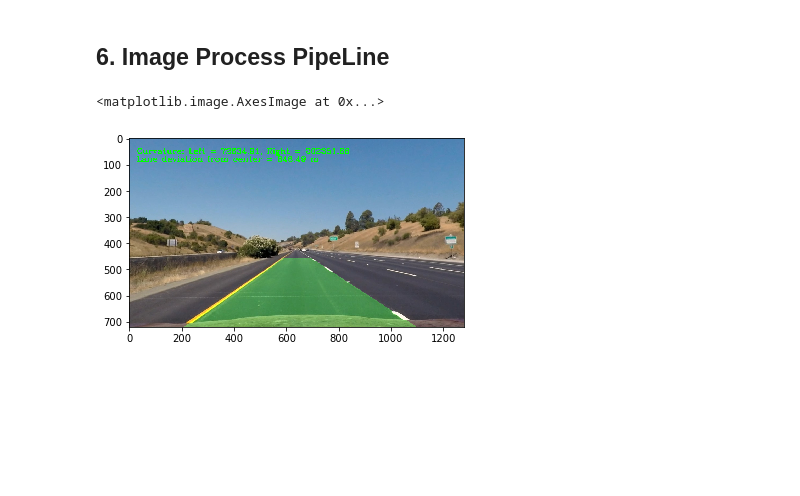
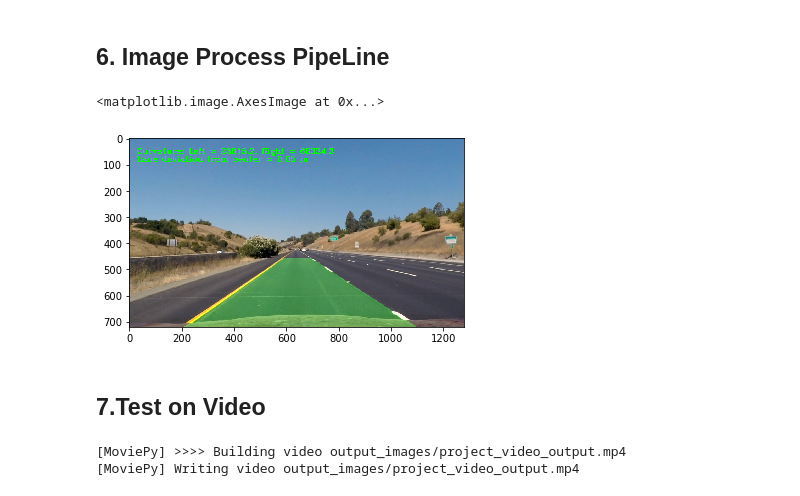
Before and after one commit to alongqiyue/CarND-Advanced-Lane-Lines, a Jupyter notebook: Advanced_Lane_Detection.ipynb, the cells around one changed output. Saved outputs shown, nothing was run; the diff lists cells and outputs as text; code cells hidden in the pictures; blank space fills up the shorter version.

```diff
--- a/Advanced_Lane_Detection.ipynb
+++ b/Advanced_Lane_Detection.ipynb
@@ -176,22 +178,20 @@ ax4.axis("off")
 # %% [markdown]
 ## 5.Finding Lines
 # %%
-def get_curvature(left_fit, right_fit,left_fitx,left_fity,ploty,image_size):
+def get_curvature(leftx, lefty, rightx, righty,ploty,image_size):
     y_eval = np.max(ploty)
 
     # Convert from pixels to metres.
-
-    # Define conversions in x and y from pixels space to meters
     ym_per_pix = 30/720 # meters per pixel in y dimension
     xm_per_pix = 3.7/700 # meters per pixel in x dimension
 
     # Fit new polynomials to x,y in world space
-    #left_fit_cr = np.polyfit(lefty*ym_per_pix, leftx*xm_per_pix, 2)
-    #right_fit_cr = np.polyfit(righty*ym_per_pix, rightx*xm_per_pix, 2)
+    left_fit_cr = np.polyfit(lefty*ym_per_pix, leftx*xm_per_pix, 2)
+    right_fit_cr = np.polyfit(righty*ym_per_pix, rightx*xm_per_pix, 2)
 
     # Calculate the new radii of curvature
-    left_curverad = ((1 + (2*left_fit[0]*y_eval*ym_per_pix + left_fit[1])**2)**1.5) / np.absolute(2*left_fit[0])
-    right_curverad = ((1 + (2*right_fit[0]*y_eval*ym_per_pix + right_fit[1])**2)**1.5) / np.absolute(2*right_fit[0])
+    left_curverad = ((1 + (2*left_fit_cr[0]*y_eval*ym_per_pix + left_fit_cr[1])**2)**1.5) / np.absolute(2*left_fit_cr[0])
+    right_curverad = ((1 + (2*right_fit_cr[0]*y_eval*ym_per_pix + right_fit_cr[1])**2)**1.5) / np.absolute(2*right_fit_cr[0])
 
     # Now our radius of curvature is in meters
     # Example values: 632.1 m    626.2 m
@@ -202,8 +202,8 @@ def get_curvature(left_fit, right_fit,left_fitx,left_fity,ploty,image_size):
     scene_height = image_size[0] * ym_per_pix
     scene_width = image_size[1] * xm_per_pix
 
-    left_intercept = left_fit[0] * scene_height ** 2 + left_fit[1] * scene_height + left_fit[2]
-    right_intercept = right_fit[0] * scene_height ** 2 + right_fit[1] * scene_height + right_fit[2]
+    left_intercept = left_fit_cr[0] * scene_height ** 2 + left_fit_cr[1] * scene_height + left_fit_cr[2]
+    right_intercept = right_fit_cr[0] * scene_height ** 2 + right_fit_cr[1] * scene_height + right_fit_cr[2]
     calculated_center = (left_intercept + right_intercept) / 2.0
 
     lane_deviation = (calculated_center - scene_width / 2.0)
@@ -280,7 +280,7 @@ def find_lines(binary_warped,nwindows = 9):
     left_fitx = left_fit[0]*ploty**2 + left_fit[1]*ploty + left_fit[2]
     right_fitx = right_fit[0]*ploty**2 + right_fit[1]*ploty + right_fit[2]
 
-    left_curverad, right_curverad, lane_deviation = get_curvature(left_fit,right_fit,left_fitx,right_fitx,ploty,binary_warped.shape)
+    left_curverad, right_curverad, lane_deviation = get_curvature(leftx, lefty, rightx, righty,ploty,binary_warped.shape)
 
     #out_img[nonzeroy[left_lane_inds], nonzerox[left_lane_inds]] = [255, 0, 0]
     #out_img[nonzeroy[right_lane_inds], nonzerox[right_lane_inds]] = [0, 0, 255]
@@ -330,33 +330,45 @@ def draw_lanes_on_image(binary_warped, undistorted_img, Minv, left_fitx, right_f
     # Warp the blank back to original image space using inverse perspective matrix (Minv)
     newwarp = cv2.warpPerspective(color_warp, Minv, (undistorted_img.shape[1], undistorted_img.shape[0]))
 
     # Combine the result with the original image
     result = cv2.addWeighted(undistorted_img, 1, newwarp, 0.3, 0)
 
     curvature_text = "Curvature: Left = " + str(np.round(left_radius, 2)) + ", Right = " + str(np.round(right_radius, 2))
     font = cv2.FONT_HERSHEY_COMPLEX
     cv2.putText(result, curvature_text, (30, 60), font, 1, (0,255,0), 2)
     deviation_text = "Lane deviation from center = {:.2f} m".format(lane_deviation)
     font = cv2.FONT_HERSHEY_COMPLEX
     cv2.putText(result, deviation_text, (30, 90), font, 1, (0,255,0), 2)
 
     return result
 
-def process_image(image,mtx,dist,M,Minv):
+def process_image(image):
     undistorted_img = undistort(image,mtx,dist)
     _, combined_binary = threshold_binary(undistorted_img)
     binary_warped = cv2.warpPerspective(combined_binary,M,(combined_binary.shape[1],combined_binary.shape[0]),flags=cv2.INTER_LINEAR)
 
     left_fitx,right_fitx,ploty,left_rad,right_rad,lane_deviation = find_lines(binary_warped)
     out_img = draw_lanes_on_image(binary_warped,undistorted_img,Minv,left_fitx,right_fitx,ploty,left_rad,right_rad,lane_deviation)
     return out_img
 
 img = cv2.imread("test_images/straight_lines1.jpg")
 img = cv2.cvtColor(img, cv2.COLOR_BGR2RGB)
 
-out_img = process_image(img,mtx,dist,M,Minv)
+out_img = process_image(img)
 
 plt.imshow(out_img)
 # %% [output]
 <matplotlib.image.AxesImage at 0x...>
-[figure, old version]
+[figure, new version]
+# %% [markdown]
+## 7.Test on Video
+# %%
+from moviepy.editor import VideoFileClip
+from IPython.display import HTML
+video_output = "output_images/project_video_output.mp4"
+clip1 = VideoFileClip("project_video.mp4")
+clip1_output = clip1.fl_image(process_image) #NOTE: this function expects color images!!
+%time clip1_output.write_videofile(video_output, audio=False)
+# %% [output]
+[MoviePy] >>>> Building video output_images/project_video_output.mp4
+[MoviePy] Writing video output_images/project_video_output.mp4
```
Also changed, not shown: parts of 6 cells of this notebook.
